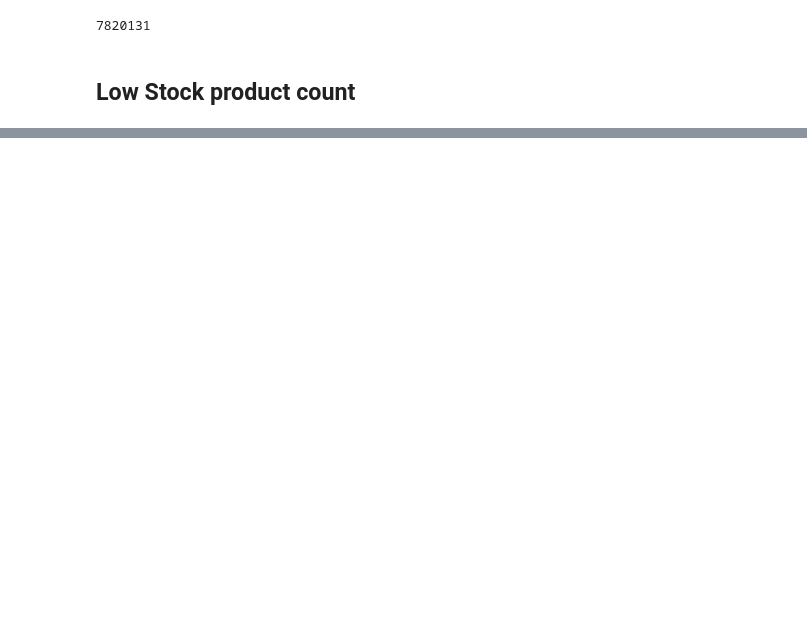
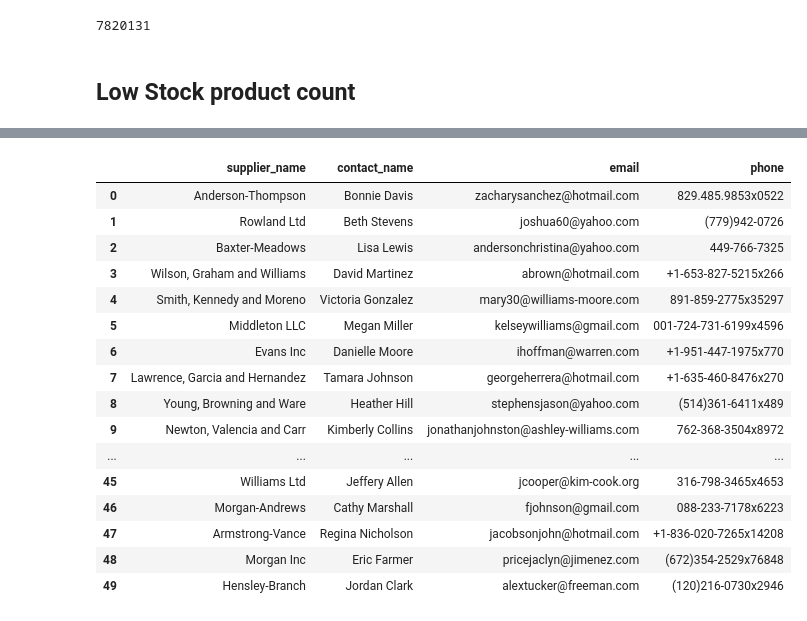
Before and after one commit to Coolbuddy145/Advanced-SQL-and-Python-UI, a Jupyter notebook: analysis.ipynb, the cells around one changed output, grey strips where cells are left out. Drawn from its saved outputs; the diff is of its cells as text; code cells hidden in the pictures; blank space fills up the shorter version.

```diff
--- a/analysis.ipynb
+++ b/analysis.ipynb
@@ -165 +165,8 @@ low_stock()
 4
+# %%
+def supplier_details():
+    query="SELECT supplier_name,contact_name,email,phone FROM suppliers"
+    return pd.read_sql(query,engine)
+# %%
+supplier_details()
+# %% [output]
@@ -165,0 +179,17 @@ low_stock()
+|  | supplier_name | contact_name | email | phone |
+| 0 | Anderson-Thompson | Bonnie Davis | zacharysanchez@hotmail.com | 829.485.9853x0522 |
+| 1 | Rowland Ltd | Beth Stevens | joshua60@yahoo.com | (779)942-0726 |
+| 2 | Baxter-Meadows | Lisa Lewis | andersonchristina@yahoo.com | 449-766-7325 |
+| 3 | Wilson, Graham and Williams | David Martinez | abrown@hotmail.com | +1-653-827-5215x266 |
+| 4 | Smith, Kennedy and Moreno | Victoria Gonzalez | mary30@williams-moore.com | 891-859-2775x35297 |
+| 5 | Middleton LLC | Megan Miller | kelseywilliams@gmail.com | 001-724-731-6199x4596 |
+| 6 | Evans Inc | Danielle Moore | ihoffman@warren.com | +1-951-447-1975x770 |
+| 7 | Lawrence, Garcia and Hernandez | Tamara Johnson | georgeherrera@hotmail.com | +1-635-460-8476x270 |
+| 8 | Young, Browning and Ware | Heather Hill | stephensjason@yahoo.com | (514)361-6411x489 |
+| 9 | Newton, Valencia and Carr | Kimberly Collins | jonathanjohnston@ashley-williams.com | 762-368-3504x8972 |
+| ... | ... | ... | ... | ... |
+| 45 | Williams Ltd | Jeffery Allen | jcooper@kim-cook.org | 316-798-3465x4653 |
+| 46 | Morgan-Andrews | Cathy Marshall | fjohnson@gmail.com | 088-233-7178x6223 |
+| 47 | Armstrong-Vance | Regina Nicholson | jacobsonjohn@hotmail.com | +1-836-020-7265x14208 |
+| 48 | Morgan Inc | Eric Farmer | pricejaclyn@jimenez.com | (672)354-2529x76848 |
+| 49 | Hensley-Branch | Jordan Clark | alextucker@freeman.com | (120)216-0730x2946 |
```
Also changed, not shown: parts of 13 cells of this notebook, 3 other files.
